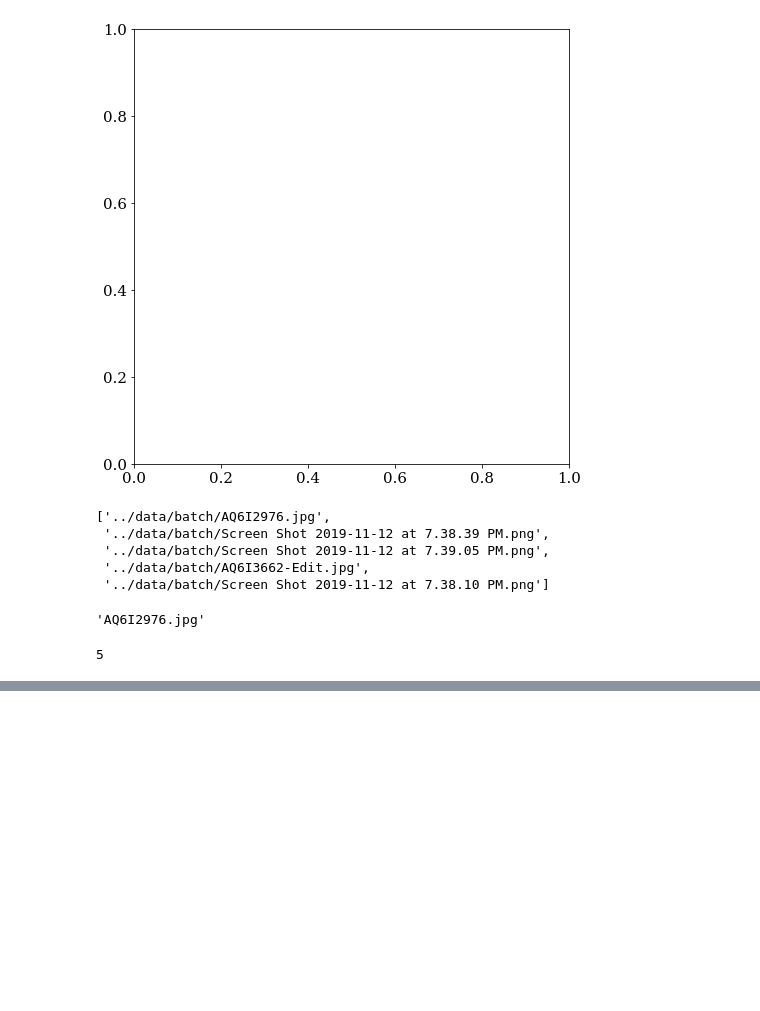
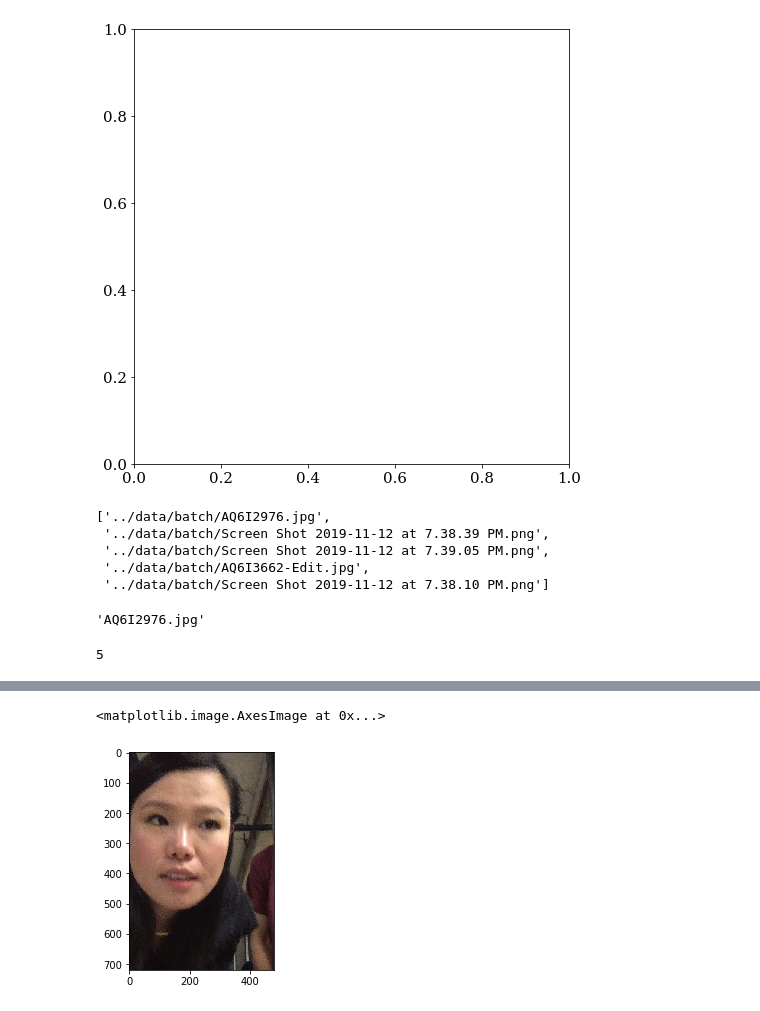
Before and after one commit to Aaronhjlee/Facial_Feature_Predictor, a Jupyter notebook: src/deployment_pt2.ipynb, the cells around one changed output, grey strips where cells are left out. Cells and saved outputs as stored; diff of their text form; code cells hidden in the pictures; blank space fills up the shorter version.

```diff
--- a/src/deployment_pt2.ipynb
+++ b/src/deployment_pt2.ipynb
@@ -564,0 +593,7 @@ if f != '../data/batch/.DS_Store'
+# %%
+crop = a2[0][:,240:840]
+# %%
+plt.imshow(crop)
+# %% [output]
+<matplotlib.image.AxesImage at 0x...>
+[figure, added]
```
Also changed, not shown: parts of 6 cells of this notebook, 2 other files.
